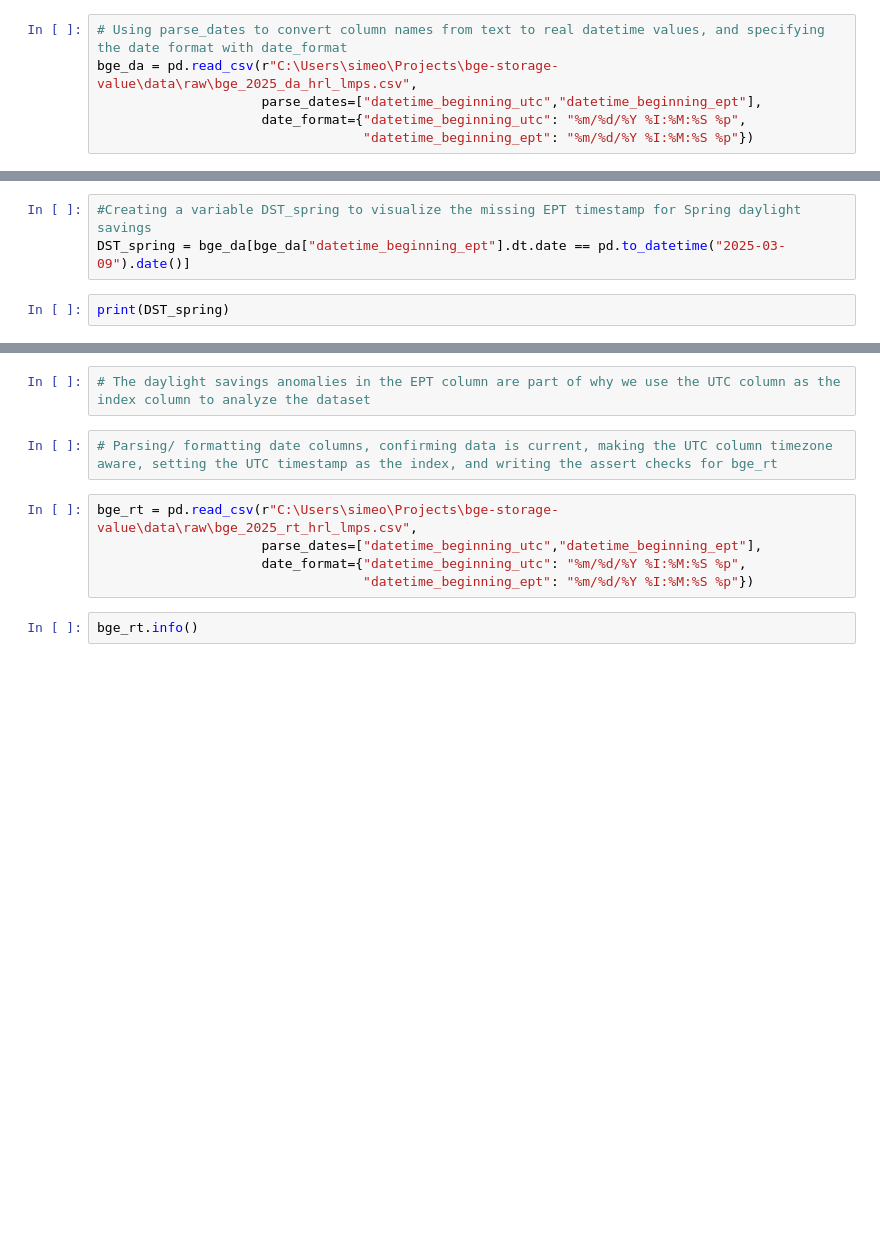
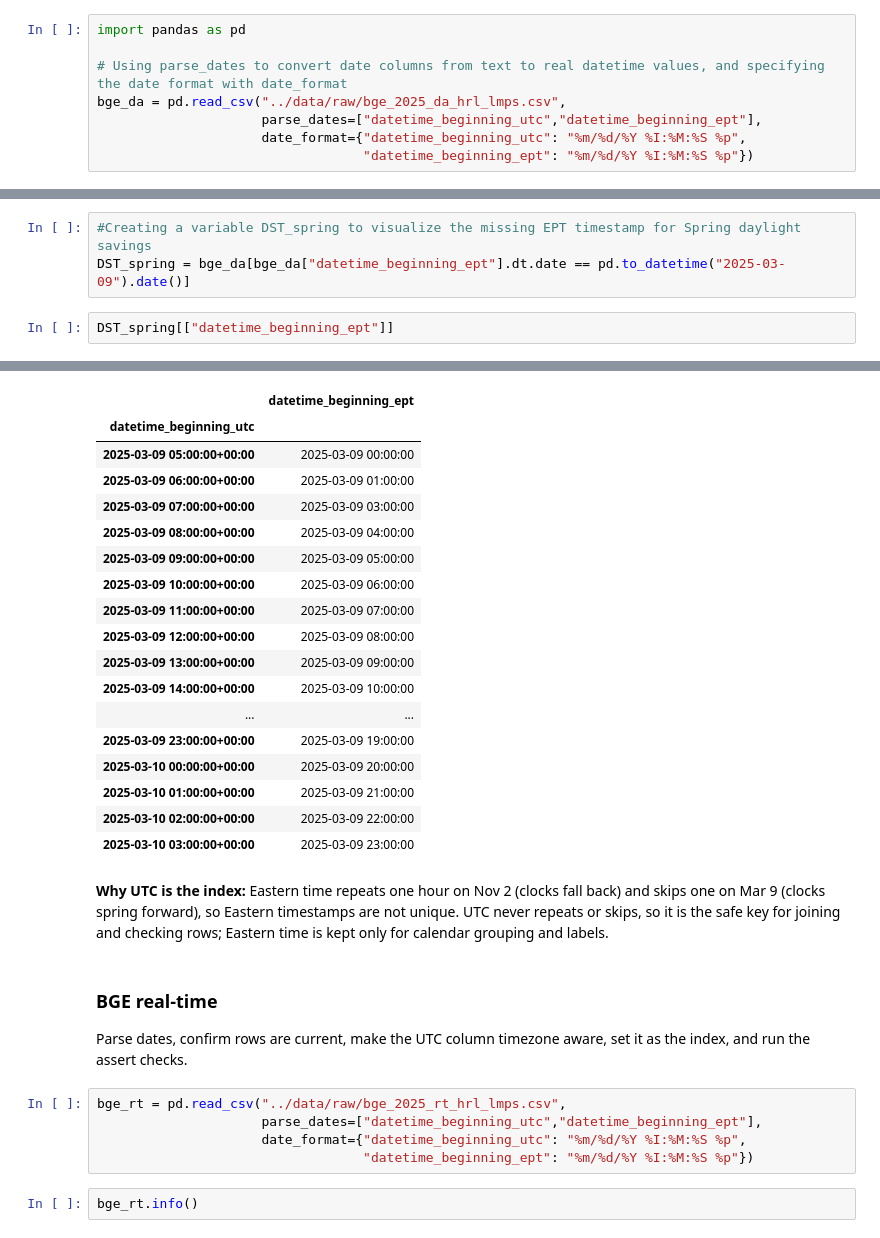
Before and after one commit to simeonparker0-cmyk/bge-storage-value, a Jupyter notebook: notebooks/01_load_clean.ipynb, the cells around one changed output, grey strips where cells are left out. Cells and saved outputs as stored; diff of their text form; blank space fills up the shorter version.

```diff
--- a/notebooks/01_load_clean.ipynb
+++ b/notebooks/01_load_clean.ipynb
@@ -45,6 +1,8 @@ wh_rt = pd.read_csv(r"C:\Users\simeo\Projects\bge-storage-value\data\raw\WH_2025
 # %%
-# Using parse_dates to convert column names from text to real datetime values, and specifying the date format with date_format
-bge_da = pd.read_csv(r"C:\Users\simeo\Projects\bge-storage-value\data\raw\bge_2025_da_hrl_lmps.csv",
+import pandas as pd
+
+# Using parse_dates to convert date columns from text to real datetime values, and specifying the date format with date_format
+bge_da = pd.read_csv("../data/raw/bge_2025_da_hrl_lmps.csv",
                      parse_dates=["datetime_beginning_utc","datetime_beginning_ept"],
                      date_format={"datetime_beginning_utc": "%m/%d/%Y %I:%M:%S %p",
                                   "datetime_beginning_ept": "%m/%d/%Y %I:%M:%S %p"})
@@ -193,5 +130,5 @@ Name: count, Length: 8759, dtype: int64
 #Creating a variable DST_spring to visualize the missing EPT timestamp for Spring daylight savings
 DST_spring = bge_da[bge_da["datetime_beginning_ept"].dt.date == pd.to_datetime("2025-03-09").date()]
 # %%
-print(DST_spring)
+DST_spring[["datetime_beginning_ept"]]
 # %% [output]
@@ -215,9 +135,28 @@ datetime_beginning_utc
+|  | datetime_beginning_ept |
+| datetime_beginning_utc |  |
+| 2025-03-09 05:00:00+00:00 | 2025-03-09 00:00:00 |
+| 2025-03-09 06:00:00+00:00 | 2025-03-09 01:00:00 |
+| 2025-03-09 07:00:00+00:00 | 2025-03-09 03:00:00 |
+| 2025-03-09 08:00:00+00:00 | 2025-03-09 04:00:00 |
+| 2025-03-09 09:00:00+00:00 | 2025-03-09 05:00:00 |
+| 2025-03-09 10:00:00+00:00 | 2025-03-09 06:00:00 |
+| 2025-03-09 11:00:00+00:00 | 2025-03-09 07:00:00 |
+| 2025-03-09 12:00:00+00:00 | 2025-03-09 08:00:00 |
+| 2025-03-09 13:00:00+00:00 | 2025-03-09 09:00:00 |
+| 2025-03-09 14:00:00+00:00 | 2025-03-09 10:00:00 |
+| ... | ... |
+| 2025-03-09 23:00:00+00:00 | 2025-03-09 19:00:00 |
+| 2025-03-10 00:00:00+00:00 | 2025-03-09 20:00:00 |
+| 2025-03-10 01:00:00+00:00 | 2025-03-09 21:00:00 |
+| 2025-03-10 02:00:00+00:00 | 2025-03-09 22:00:00 |
+| 2025-03-10 03:00:00+00:00 | 2025-03-09 23:00:00 |
-# %%
-# The daylight savings anomalies in the EPT column are part of why we use the UTC column as the index column to analyze the dataset
-# %%
-# Parsing/ formatting date columns, confirming data is current, making the UTC column timezone aware, setting the UTC timestamp as the index, and writing the assert checks for bge_rt
+# %% [markdown]
+**Why UTC is the index:** Eastern time repeats one hour on Nov 2 (clocks fall back) and skips one on Mar 9 (clocks spring forward), so Eastern timestamps are not unique. UTC never repeats or skips, so it is the safe key for joining and checking rows; Eastern time is kept only for calendar grouping and labels.
+# %% [markdown]
+### BGE real-time
+Parse dates, confirm rows are current, make the UTC column timezone aware, set it as the index, and run the assert checks.
 # %%
-bge_rt = pd.read_csv(r"C:\Users\simeo\Projects\bge-storage-value\data\raw\bge_2025_rt_hrl_lmps.csv",
+bge_rt = pd.read_csv("../data/raw/bge_2025_rt_hrl_lmps.csv",
                      parse_dates=["datetime_beginning_utc","datetime_beginning_ept"],
                      date_format={"datetime_beginning_utc": "%m/%d/%Y %I:%M:%S %p",
                                   "datetime_beginning_ept": "%m/%d/%Y %I:%M:%S %p"})
```
Also changed, not shown: parts of 41 cells of this notebook, 2 other files.
